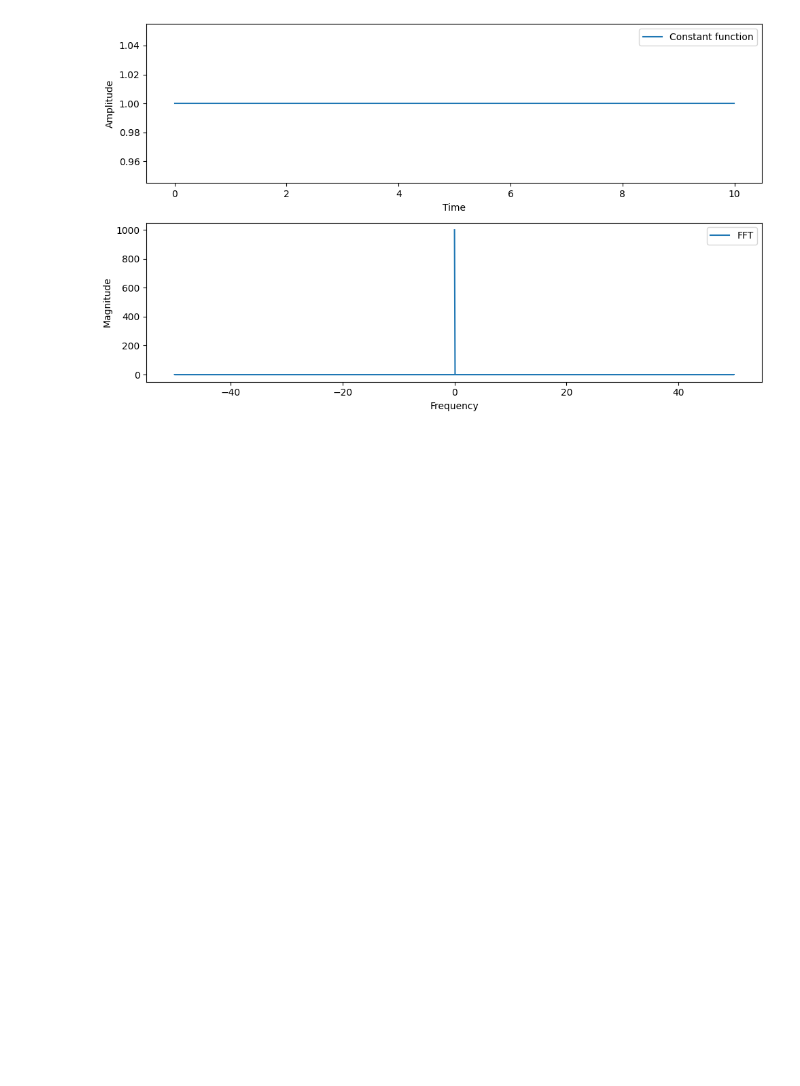
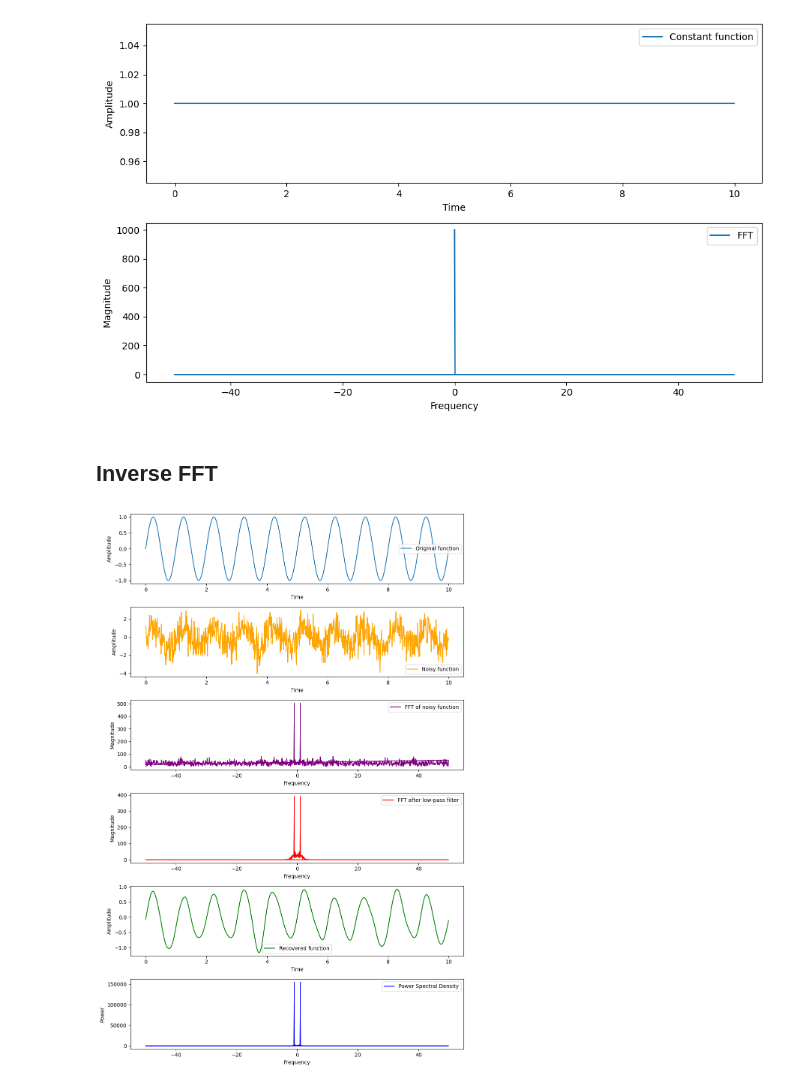
Before and after one commit to contento/lab.jupyter, a Jupyter notebook: fourier.ipynb, the cells around one changed output. Saved outputs shown, nothing was run; the diff lists cells and outputs as text; code cells hidden in the pictures; blank space fills up the shorter version.

Commit message:
Add ifft

```diff
--- a/fourier.ipynb
+++ b/fourier.ipynb
@@ -329,3 +329,80 @@ plt.tight_layout()
 plt.show()
 # %% [output]
 [figure]
+# %% [markdown]
+## Inverse FFT
+# %%
+import numpy as np
+import matplotlib.pyplot as plt
+from scipy import signal
+
+# Parameters
+dt = 0.01  # sampling interval
+t = np.arange(0, 10, dt)  # time vector
+
+# Create a sine wave function
+f = np.sin(2 * np.pi * t)
+
+# Add more random noise to the function
+noise = np.random.normal(0, 1, size=t.shape)
+f_noisy = f + noise
+
+# Perform the Fourier Transform
+fhat = np.fft.fft(f_noisy)
+
+# Create a Gaussian low-pass filter
+cutoff = 1  # this will need adjusting depending on your noise and signal
+freqs = np.fft.fftfreq(f_noisy.size, dt)
+gaussian_filter = np.exp(-((freqs - 0) / (2 * cutoff))**2)
+fhat_filtered = fhat * gaussian_filter
+
+# Compute the inverse Fourier Transform
+f_inv = np.fft.ifft(fhat_filtered)
+
+# Compute the Power Spectral Density of the recovered function
+psd = np.abs(fhat_filtered)**2
+
+# Create six subplots: one for the original function, one for the noisy function, two for the FFTs, one for the recovered function, and one for the PSD
+fig, axs = plt.subplots(6, 1, figsize=(10, 15))
+
+# Plot the original function
+axs[0].plot(t, f, label='Original function')
+axs[0].set_xlabel('Time')
+axs[0].set_ylabel('Amplitude')
+axs[0].legend()
+
+# Plot the noisy function
+axs[1].plot(t, f_noisy, label='Noisy function', color='orange')
+axs[1].set_xlabel('Time')
+axs[1].set_ylabel('Amplitude')
+axs[1].legend()
+
+# Plot the FFT before filtering
+axs[2].plot(freqs, np.abs(fhat), label='FFT of noisy function', color='purple')
+axs[2].set_xlabel('Frequency')
+axs[2].set_ylabel('Magnitude')
+axs[2].legend()
+
+# Plot the FFT after filtering
+axs[3].plot(freqs, np.abs(fhat_filtered), label='FFT after low-pass filter', color='red')
+axs[3].set_xlabel('Frequency')
+axs[3].set_ylabel('Magnitude')
+axs[3].legend()
+
+# Plot the recovered function
+axs[4].plot(t, np.real(f_inv), label='Recovered function', color='green')  # only take the real part
+axs[4].set_xlabel('Time')
+axs[4].set_ylabel('Amplitude')
+axs[4].legend()
+
+# Plot the Power Spectral Density
+axs[5].plot(freqs, psd, label='Power Spectral Density', color='blue')
+axs[5].set_xlabel('Frequency')
+axs[5].set_ylabel('Power')
+axs[5].legend()
+
+# Show the plots
+plt.tight_layout()
+plt.show()
+# %% [output]
+[figure, added]
```
Also changed, not shown: 1 other file.
